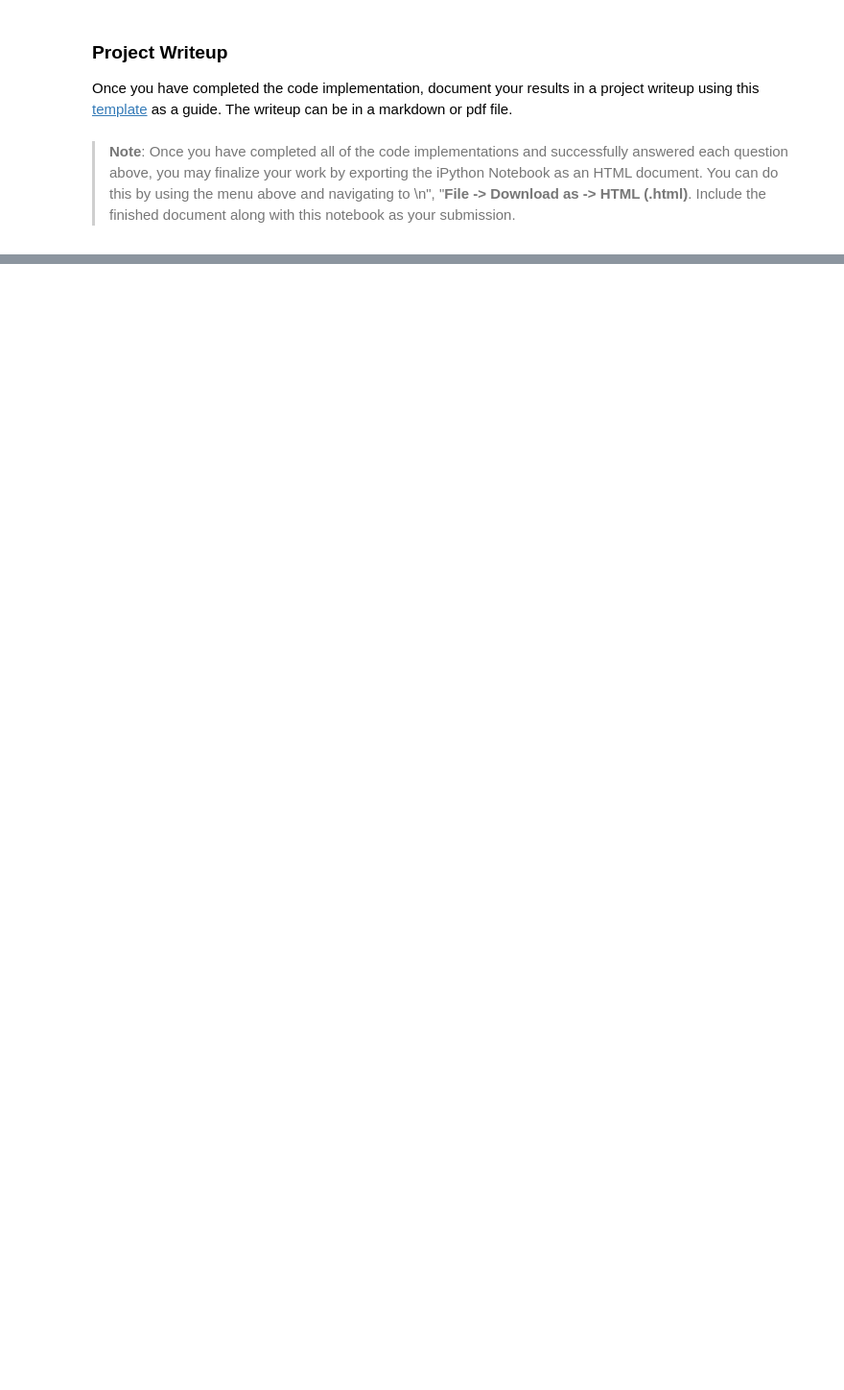
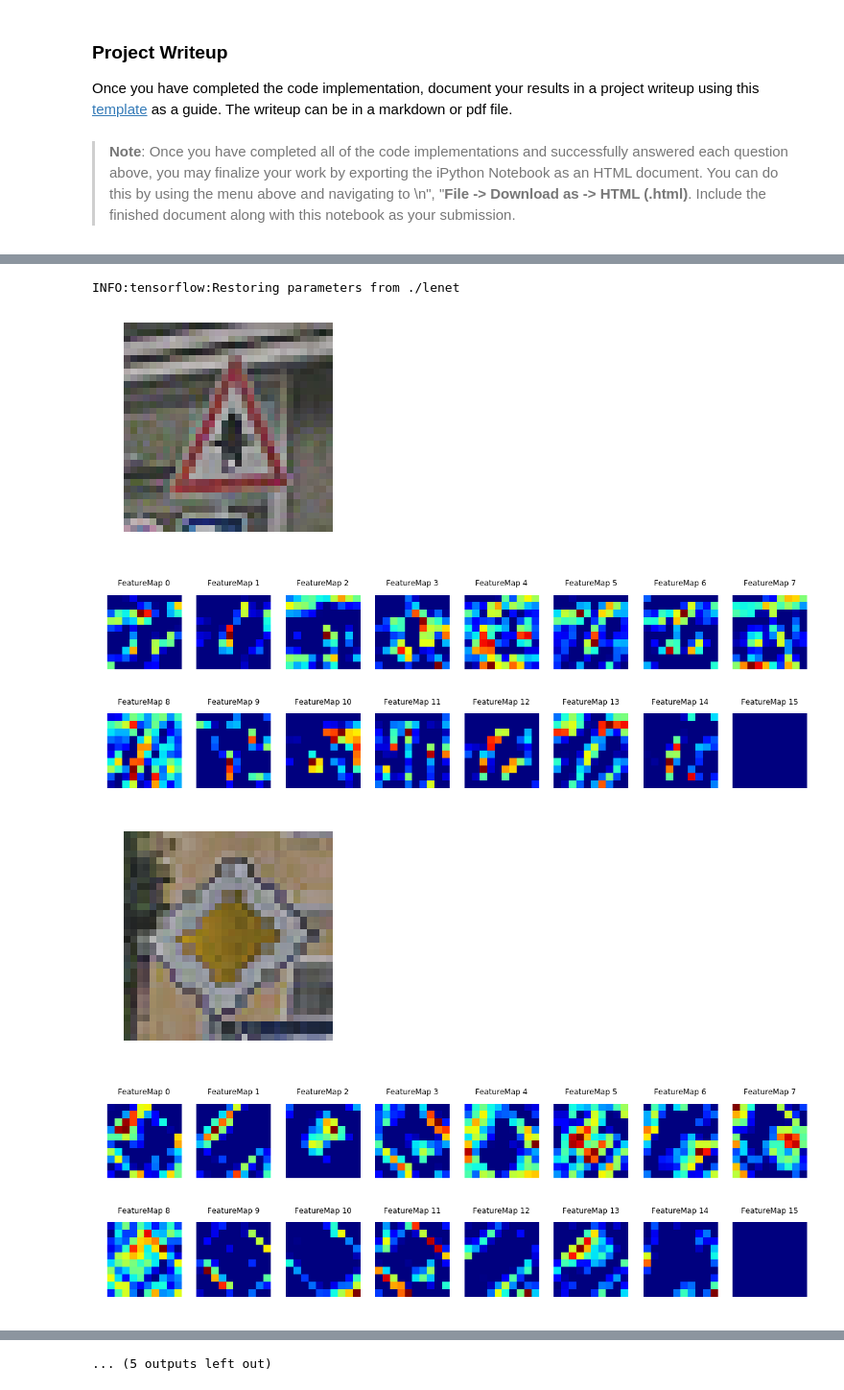
Before and after one commit to HandMi/CarND-Traffic-Sign-Classifier-Project, a Jupyter notebook: Traffic_Sign_Classifier.ipynb, the cells around one changed output, grey strips where cells are left out. Shown at 96% size. Saved outputs shown, nothing was run; the diff lists cells and outputs as text; code cells hidden in the pictures; blank space fills up the shorter version.

```diff
--- a/Traffic_Sign_Classifier.ipynb
+++ b/Traffic_Sign_Classifier.ipynb
@@ -634,0 +699,12 @@ def outputFeatureMap(image_input, tf_activation, activation_min=-1, activation_m
+# %%
+with tf.Session() as sess:
+    # ReLU-activation (layer 1 after 'tf.nn.relu' operation)
+    saver.restore(sess, './lenet')
+    actv1 = sess.graph.get_tensor_by_name('act2:0')
+    outputFeatureMap(new_features_processed, actv1)
+# %% [output]
+INFO:tensorflow:Restoring parameters from ./lenet
+[figure, added]
+[figure, added]
+[figure, added]
+[figure, added]
@@ -634,0 +718 @@ def outputFeatureMap(image_input, tf_activation, activation_min=-1, activation_m
+... (5 outputs left out)
```
Also changed, not shown: parts of 11 cells of this notebook, 3 other files.
